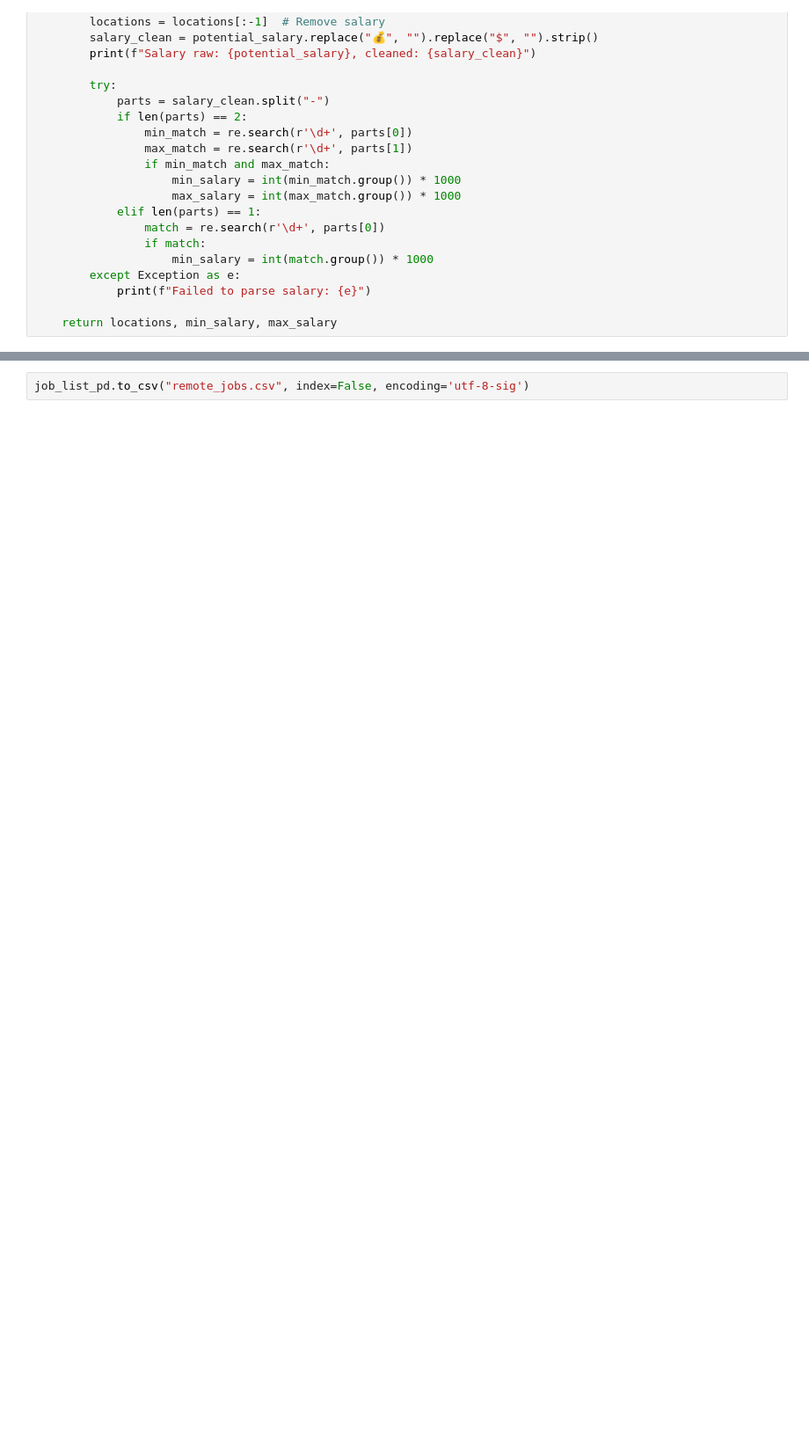
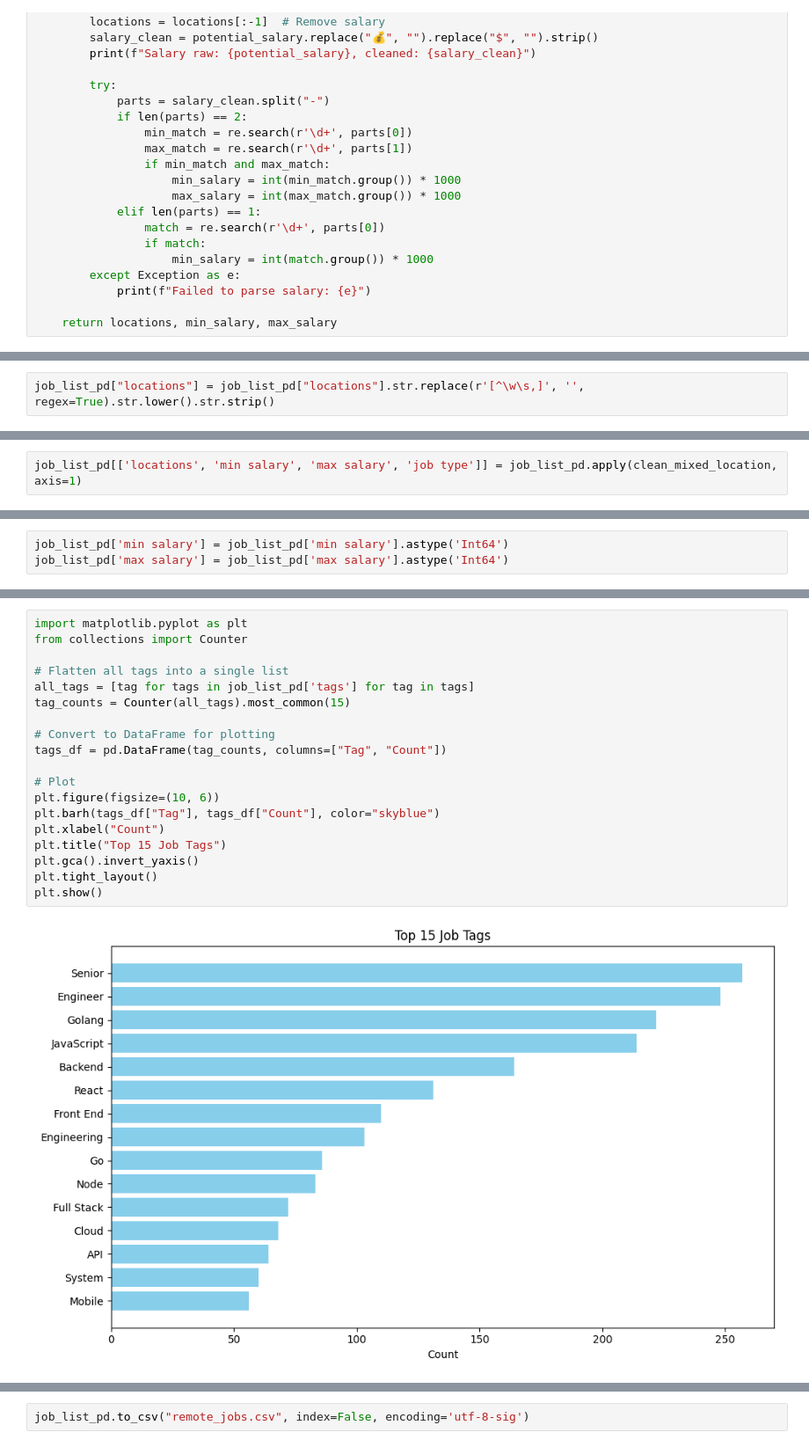
Before and after one commit to Omeraluf/Remote-jobs-scraper, a Jupyter notebook: scraper.ipynb, the cells around one changed output, grey strips where cells are left out. Shown: that part at 88% size. Cells and saved outputs as stored; diff of their text form; blank space fills up the shorter version.

```diff
--- a/scraper.ipynb
+++ b/scraper.ipynb
@@ -230,0 +188,2 @@ job_list_pd
+# %%
+job_list_pd["locations"] = job_list_pd["locations"].str.replace(r'[^\w\s,]', '', regex=True).str.lower().str.strip()
@@ -230,0 +225,2 @@ job_list_pd
+# %%
+job_list_pd[['locations', 'min salary', 'max salary', 'job type']] = job_list_pd.apply(clean_mixed_location, axis=1)
@@ -230,0 +247,3 @@ job_list_pd
+# %%
+job_list_pd['min salary'] = job_list_pd['min salary'].astype('Int64')
+job_list_pd['max salary'] = job_list_pd['max salary'].astype('Int64')
@@ -230,0 +286,21 @@ job_list_pd
+# %%
+import matplotlib.pyplot as plt
+from collections import Counter
+
+# Flatten all tags into a single list
+all_tags = [tag for tags in job_list_pd['tags'] for tag in tags]
+tag_counts = Counter(all_tags).most_common(15)
+
+# Convert to DataFrame for plotting
+tags_df = pd.DataFrame(tag_counts, columns=["Tag", "Count"])
+
+# Plot
+plt.figure(figsize=(10, 6))
+plt.barh(tags_df["Tag"], tags_df["Count"], color="skyblue")
+plt.xlabel("Count")
+plt.title("Top 15 Job Tags")
+plt.gca().invert_yaxis()
+plt.tight_layout()
+plt.show()
+# %% [output]
+[figure, added]
```
Also changed, not shown: parts of 17 cells of this notebook, 4 other files.
